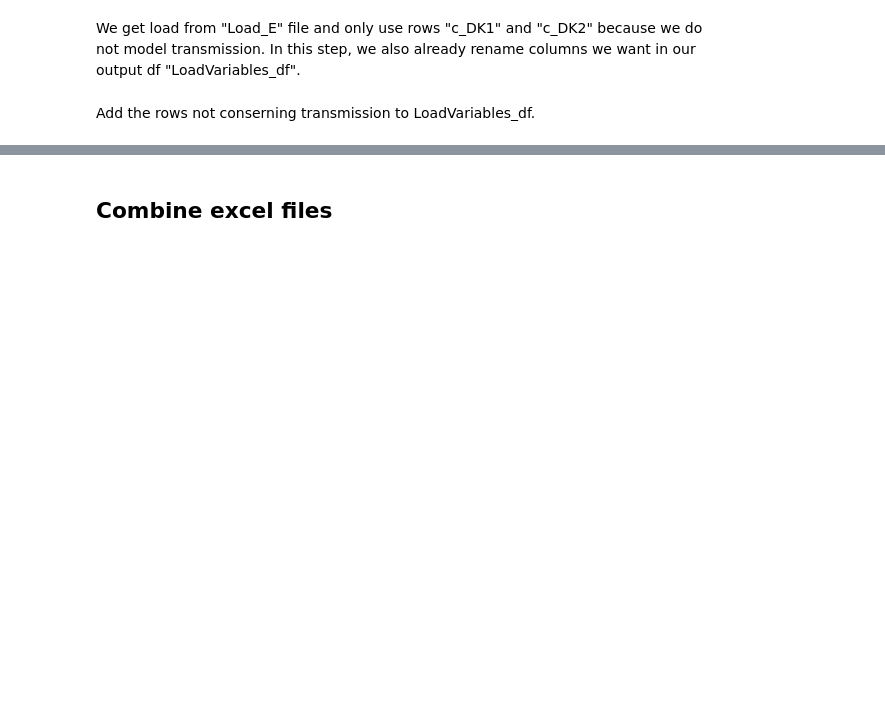
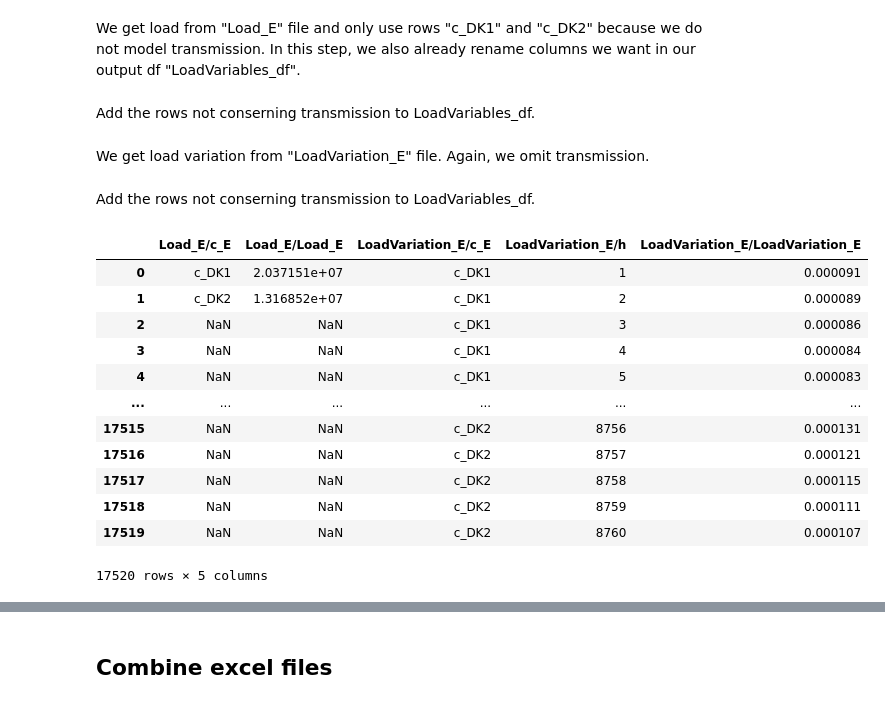
Before and after one commit to marcherger/EnergyEconGroupWork, a Jupyter notebook: DownloadDataForDK/ModelData/0_Construct_Final_Dataset.ipynb, the cells around one changed output, grey strips where cells are left out. Cells and saved outputs as stored; diff of their text form; code cells hidden in the pictures; blank space fills up the shorter version.

```diff
--- a/DownloadDataForDK/ModelData/0_Construct_Final_Dataset.ipynb
+++ b/DownloadDataForDK/ModelData/0_Construct_Final_Dataset.ipynb
@@ -196,4 +196,31 @@ Load_E = pd.read_excel(os.path.join(os.getcwd(), 'Load_E.xlsx')).rename(columns=
 Add the rows not conserning transmission to LoadVariables_df.
 # %%
 LoadVariables_df = Load_E[Load_E['Load_E/c_E'].isin(['c_DK1', 'c_DK2'])]
+# %% [markdown]
+We get load variation from "LoadVariation_E" file. Again, we omit transmission.
+# %%
+LoadVariation_E = pd.read_excel(os.path.join(os.getcwd(), 'LoadVariation_E.xlsx')).rename(columns={
+    'c_E':'LoadVariation_E/c_E',
+    'h':'LoadVariation_E/h',
+    'LoadVariation_E':'LoadVariation_E/LoadVariation_E'})
+# %% [markdown]
+Add the rows not conserning transmission to LoadVariables_df.
+# %%
+LoadVariables_df = pd.concat([LoadVariables_df, LoadVariation_E[LoadVariation_E['LoadVariation_E/c_E'].isin(['c_DK1', 'c_DK2'])]], axis=1)
+# %%
+LoadVariables_df
+# %% [output]
+|  | Load_E/c_E | Load_E/Load_E | LoadVariation_E/c_E | LoadVariation_E/h | LoadVariation_E/LoadVariation_E |
+| 0 | c_DK1 | 2.037151e+07 | c_DK1 | 1 | 0.000091 |
+| 1 | c_DK2 | 1.316852e+07 | c_DK1 | 2 | 0.000089 |
+| 2 | NaN | NaN | c_DK1 | 3 | 0.000086 |
+| 3 | NaN | NaN | c_DK1 | 4 | 0.000084 |
+| 4 | NaN | NaN | c_DK1 | 5 | 0.000083 |
+| ... | ... | ... | ... | ... | ... |
+| 17515 | NaN | NaN | c_DK2 | 8756 | 0.000131 |
+| 17516 | NaN | NaN | c_DK2 | 8757 | 0.000121 |
+| 17517 | NaN | NaN | c_DK2 | 8758 | 0.000115 |
+| 17518 | NaN | NaN | c_DK2 | 8759 | 0.000111 |
+| 17519 | NaN | NaN | c_DK2 | 8760 | 0.000107 |
+17520 rows × 5 columns
 # %% [markdown]
```
Also changed, not shown: parts of 58 cells of this notebook, 5 other files.
